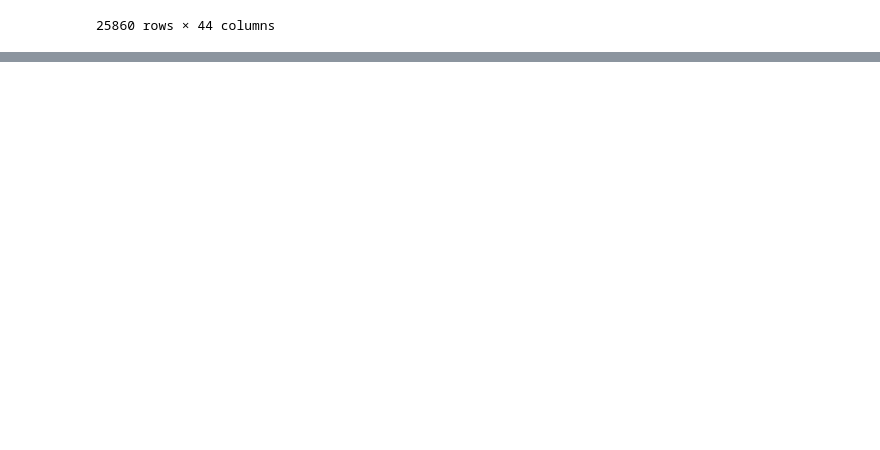
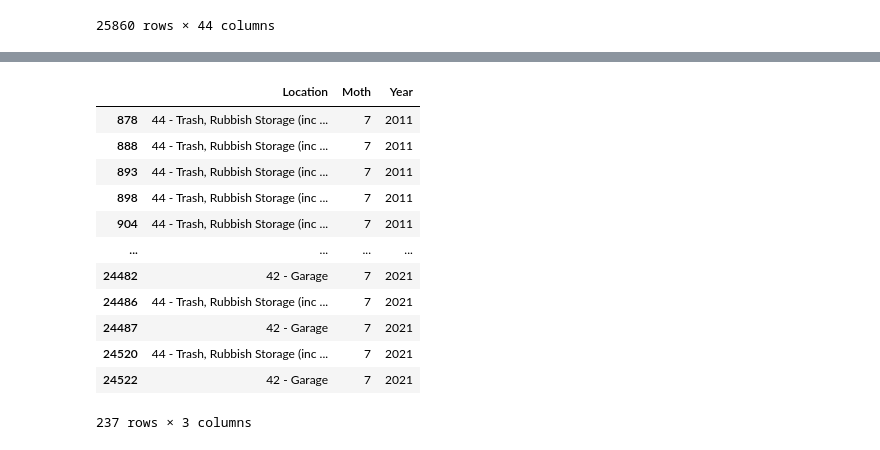
Before and after one commit to HikmetYigit34/Group7-Project1, a Jupyter notebook: TorontoWeatherProjection.ipynb, the cells around one changed output, grey strips where cells are left out. Saved outputs shown, nothing was run; the diff lists cells and outputs as text; code cells hidden in the pictures; blank space fills up the shorter version.

```diff
--- a/TorontoWeatherProjection.ipynb
+++ b/TorontoWeatherProjection.ipynb
@@ -677,0 +666,18 @@ plt.plot( y_values, marker='o')
+# %%
+july_data = result.loc[result['Moth'] == 7]
+july_data = pd.DataFrame(july_data)
+july_data
+# %% [output]
+|  | Location | Moth | Year |
+| 878 | 44 - Trash, Rubbish Storage (inc ... | 7 | 2011 |
+| 888 | 44 - Trash, Rubbish Storage (inc ... | 7 | 2011 |
+| 893 | 44 - Trash, Rubbish Storage (inc ... | 7 | 2011 |
+| 898 | 44 - Trash, Rubbish Storage (inc ... | 7 | 2011 |
+| 904 | 44 - Trash, Rubbish Storage (inc ... | 7 | 2011 |
+| ... | ... | ... | ... |
+| 24482 | 42 - Garage | 7 | 2021 |
+| 24486 | 44 - Trash, Rubbish Storage (inc ... | 7 | 2021 |
+| 24487 | 42 - Garage | 7 | 2021 |
+| 24520 | 44 - Trash, Rubbish Storage (inc ... | 7 | 2021 |
+| 24522 | 42 - Garage | 7 | 2021 |
+237 rows × 3 columns
```
Also changed, not shown: parts of 7 cells of this notebook, 4 other files.
